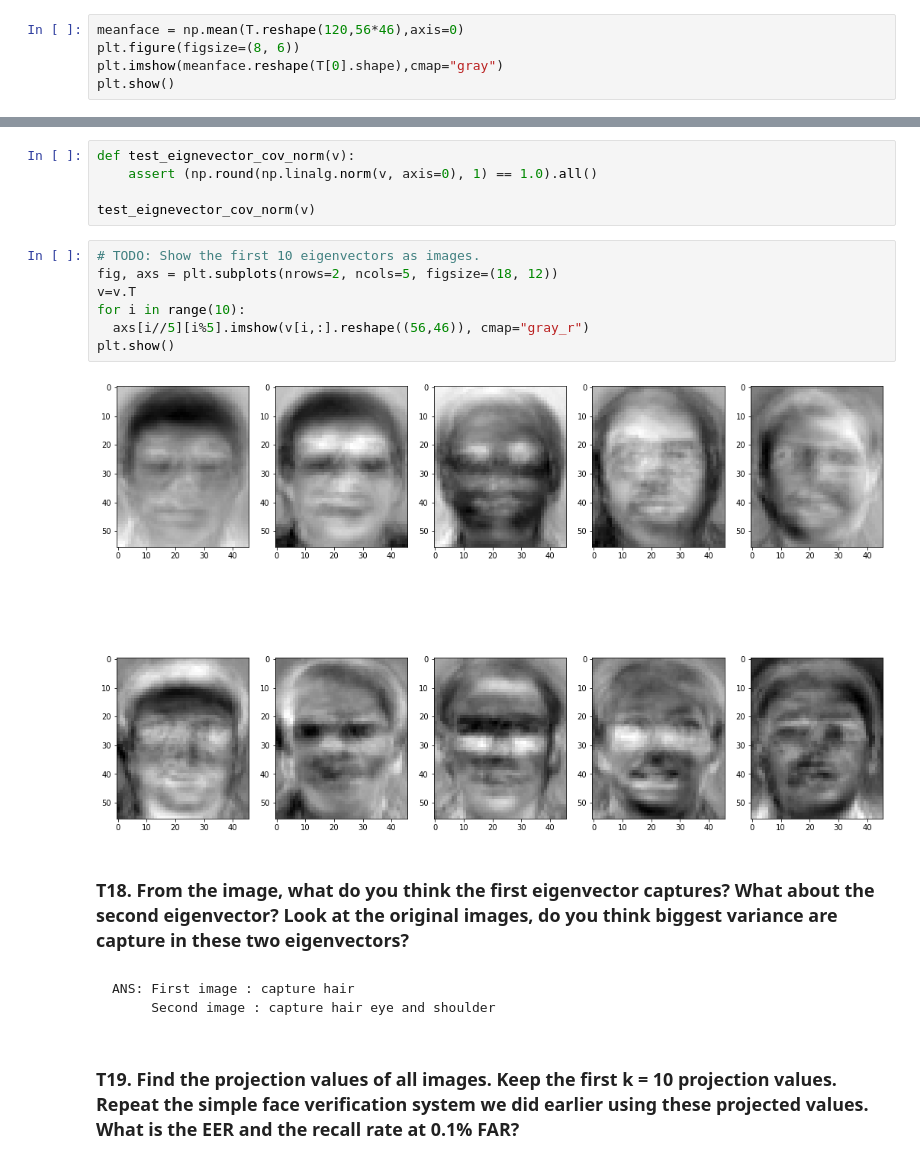
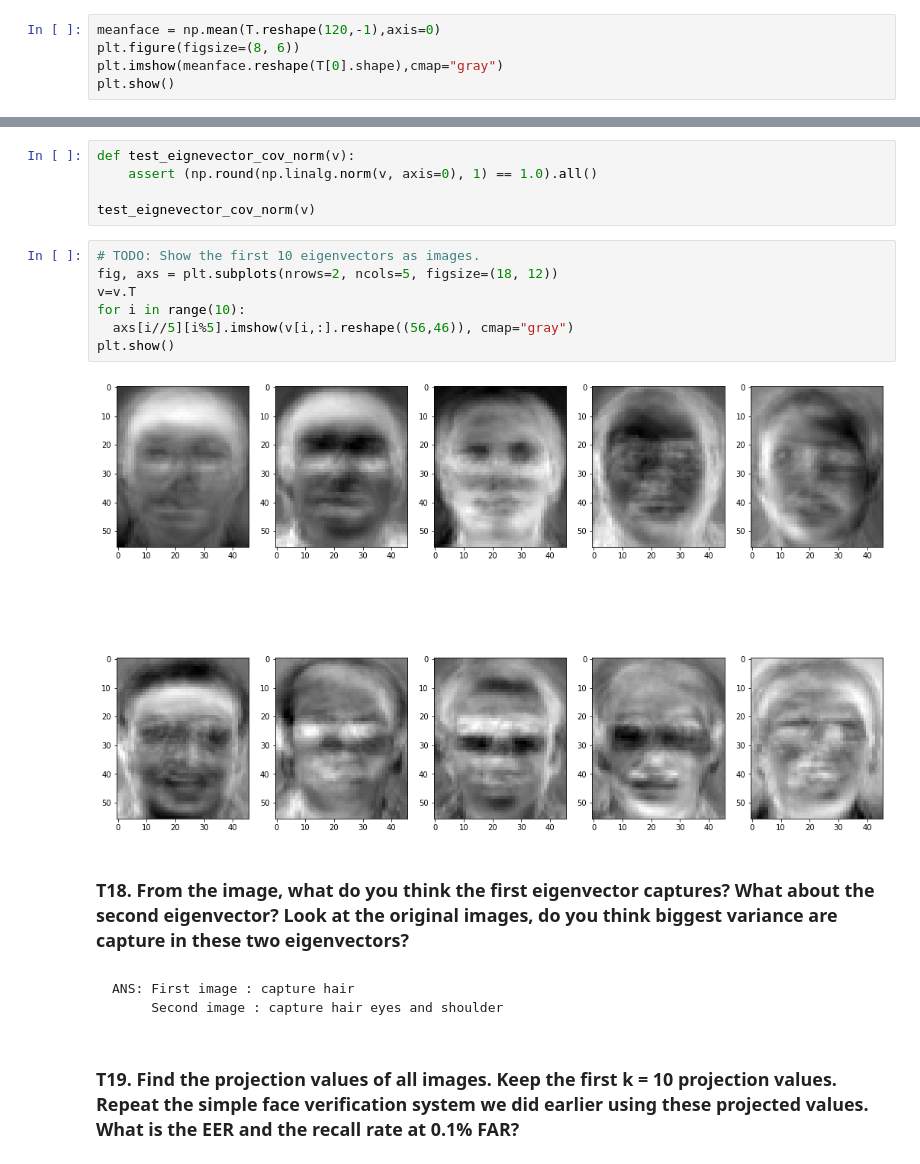
Before and after one commit to Bee0Theepob/Pattern, a Jupyter notebook: HW3/HW3_Fisherfaces(student).ipynb, the cells around one changed output, grey strips where cells are left out. Saved outputs shown, nothing was run; the diff lists cells and outputs as text.

```diff
--- a/HW3/HW3_Fisherfaces(student).ipynb
+++ b/HW3/HW3_Fisherfaces(student).ipynb
@@ -509,7 +505,7 @@ Recall at 0.001 false neg : 0.5428571428571428
 # %% [markdown]
 ### T11. Compute the mean vector from the training images. Show the vector as an image (use numpy.reshape()). This is typically called the meanface (or meanvoice for speech signals). You answer should look exactly like the image shown below.
 # %%
-meanface = np.mean(T.reshape(120,56*46),axis=0)
+meanface = np.mean(T.reshape(120,-1),axis=0)
 plt.figure(figsize=(8, 6))
 plt.imshow(meanface.reshape(T[0].shape),cmap="gray")
 plt.show()
@@ -605,17 +593,17 @@ test_eignevector_cov_norm(v)
 # %%
 # TODO: Show the first 10 eigenvectors as images.
 fig, axs = plt.subplots(nrows=2, ncols=5, figsize=(18, 12))
 v=v.T
 for i in range(10):
-  axs[i//5][i%5].imshow(v[i,:].reshape((56,46)), cmap="gray_r")
+  axs[i//5][i%5].imshow(v[i,:].reshape((56,46)), cmap="gray")
 plt.show()
 # %% [output]
-[figure, old version]
+[figure, new version]
 # %% [markdown]
 ### T18. From the image, what do you think the first eigenvector captures? What about the second eigenvector? Look at the original images, do you think biggest variance are capture in these two eigenvectors?
 # %% [markdown]
     ANS: First image : capture hair
-         Second image : capture hair eye and shoulder
+         Second image : capture hair eyes and shoulder
 # %% [markdown]
 ### T19. Find the projection values of all images. Keep the first k = 10 projection values. Repeat the simple face verification system we did earlier using these projected values. What is the EER and the recall rate at 0.1% FAR?
 # %%
```
Also changed, not shown: parts of 21 cells of this notebook.
